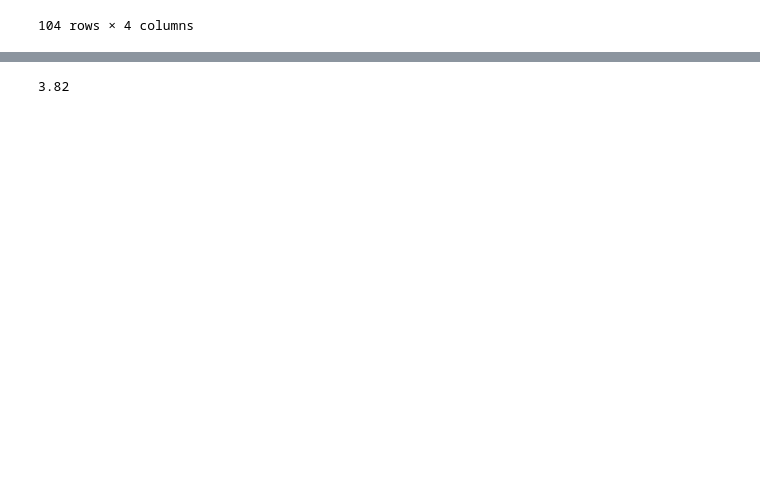
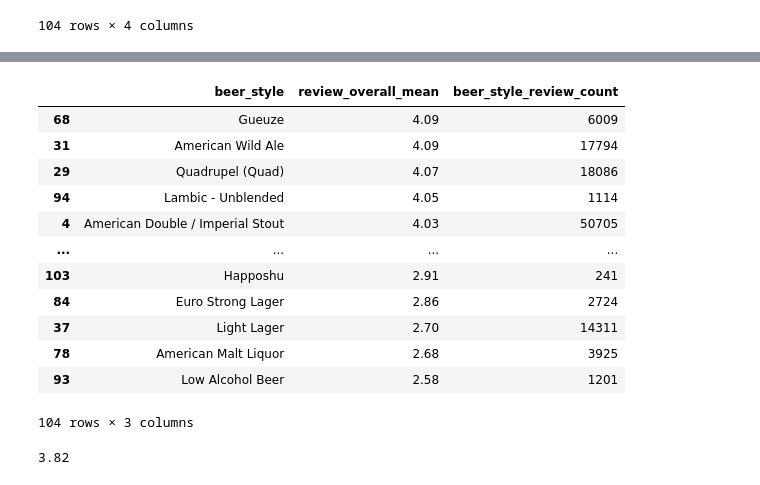
Before and after one commit to jeffjohannsen/Beer_Style_Review_Exploration, a Jupyter notebook: notebooks/Beer_Style_Comparisons.ipynb, the cells around one changed output, grey strips where cells are left out. Saved outputs shown, nothing was run; the diff lists cells and outputs as text; code cells hidden in the pictures; blank space fills up the shorter version.

```diff
--- a/notebooks/Beer_Style_Comparisons.ipynb
+++ b/notebooks/Beer_Style_Comparisons.ipynb
@@ -103,3 +109,22 @@ memory usage: 3.4+ KB
+# %%
+new = bsdf_t20[['beer_style', 'review_overall_mean', 'beer_style_review_count']]
+new.sort_values('review_overall_mean', ascending=False)
+# bsdf_high_1 = bsdf_high.loc[:1, :]
+# bsdf_high
+# %% [output]
+|  | beer_style | review_overall_mean | beer_style_review_count |
+| 68 | Gueuze | 4.09 | 6009 |
+| 31 | American Wild Ale | 4.09 | 17794 |
+| 29 | Quadrupel (Quad) | 4.07 | 18086 |
+| 94 | Lambic - Unblended | 4.05 | 1114 |
+| 4 | American Double / Imperial Stout | 4.03 | 50705 |
+| ... | ... | ... | ... |
+| 103 | Happoshu | 2.91 | 241 |
+| 84 | Euro Strong Lager | 2.86 | 2724 |
+| 37 | Light Lager | 2.70 | 14311 |
+| 78 | American Malt Liquor | 2.68 | 3925 |
+| 93 | Low Alcohol Beer | 2.58 | 1201 |
+104 rows × 3 columns
 # %%
 def weighted_mean(data, base_mean, weight):
     m = data[base_mean]
```
Also changed, not shown: parts of 21 cells of this notebook, 5 other files.
